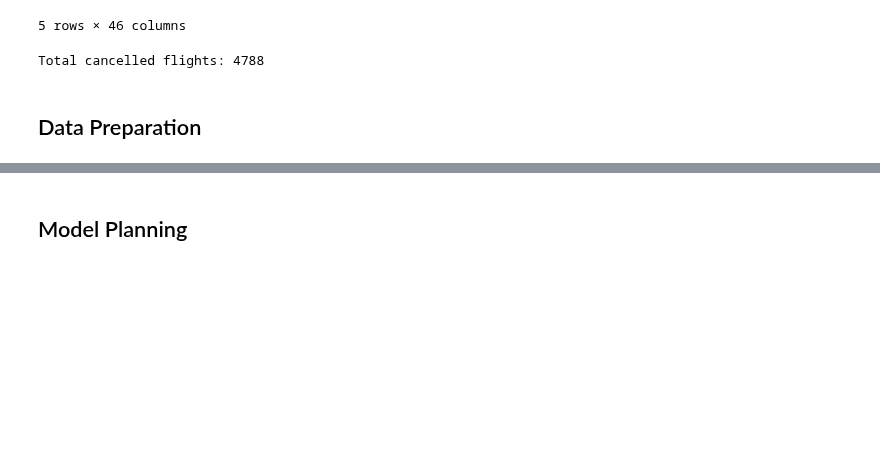
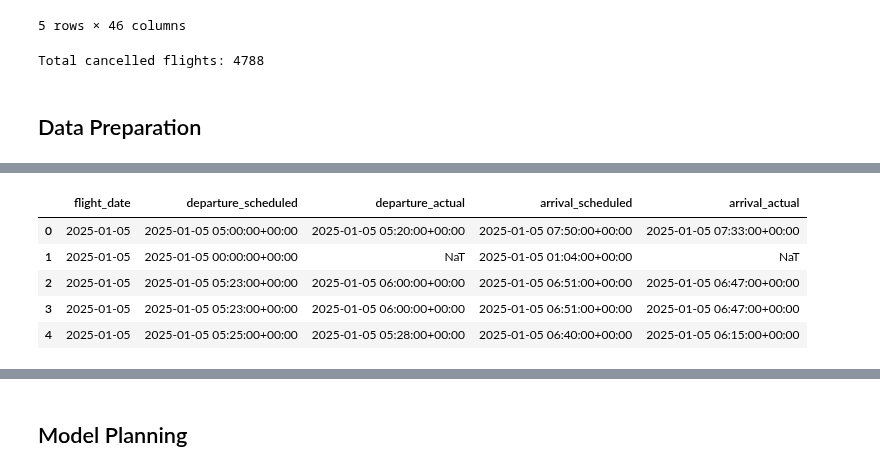
Before and after one commit to Iamkoss/cis9650_flight_data, a Jupyter notebook: fligh_data.ipynb, the cells around one changed output, grey strips where cells are left out. Saved outputs shown, nothing was run; the diff lists cells and outputs as text; code cells hidden in the pictures; blank space fills up the shorter version.

```diff
--- a/fligh_data.ipynb
+++ b/fligh_data.ipynb
@@ -271,0 +340,25 @@ all_dfs = clean_data(all_dfs)
+# %%
+#convert the date and time columns to datetime
+
+# Convert main flight date
+df['flight_date'] = pd.to_datetime(df['flight_date'], errors='coerce')
+
+# List of time columns to convert
+time_columns = [
+    'departure_scheduled', 'departure_estimated', 'departure_actual',
+    'arrival_scheduled', 'arrival_estimated', 'arrival_actual'
+]
+
+# Convert each to datetime
+for col in time_columns:
+    if col in df.columns:
+        df[col] = pd.to_datetime(df[col], errors='coerce')
+
+df[['flight_date', 'departure_scheduled', 'departure_actual', 'arrival_scheduled', 'arrival_actual']].head()
+# %% [output]
+|  | flight_date | departure_scheduled | departure_actual | arrival_scheduled | arrival_actual |
+| 0 | 2025-01-05 | 2025-01-05 05:00:00+00:00 | 2025-01-05 05:20:00+00:00 | 2025-01-05 07:50:00+00:00 | 2025-01-05 07:33:00+00:00 |
+| 1 | 2025-01-05 | 2025-01-05 00:00:00+00:00 | NaT | 2025-01-05 01:04:00+00:00 | NaT |
+| 2 | 2025-01-05 | 2025-01-05 05:23:00+00:00 | 2025-01-05 06:00:00+00:00 | 2025-01-05 06:51:00+00:00 | 2025-01-05 06:47:00+00:00 |
+| 3 | 2025-01-05 | 2025-01-05 05:23:00+00:00 | 2025-01-05 06:00:00+00:00 | 2025-01-05 06:51:00+00:00 | 2025-01-05 06:47:00+00:00 |
+| 4 | 2025-01-05 | 2025-01-05 05:25:00+00:00 | 2025-01-05 05:28:00+00:00 | 2025-01-05 06:40:00+00:00 | 2025-01-05 06:15:00+00:00 |
```
Also changed, not shown: parts of 16 cells of this notebook.
